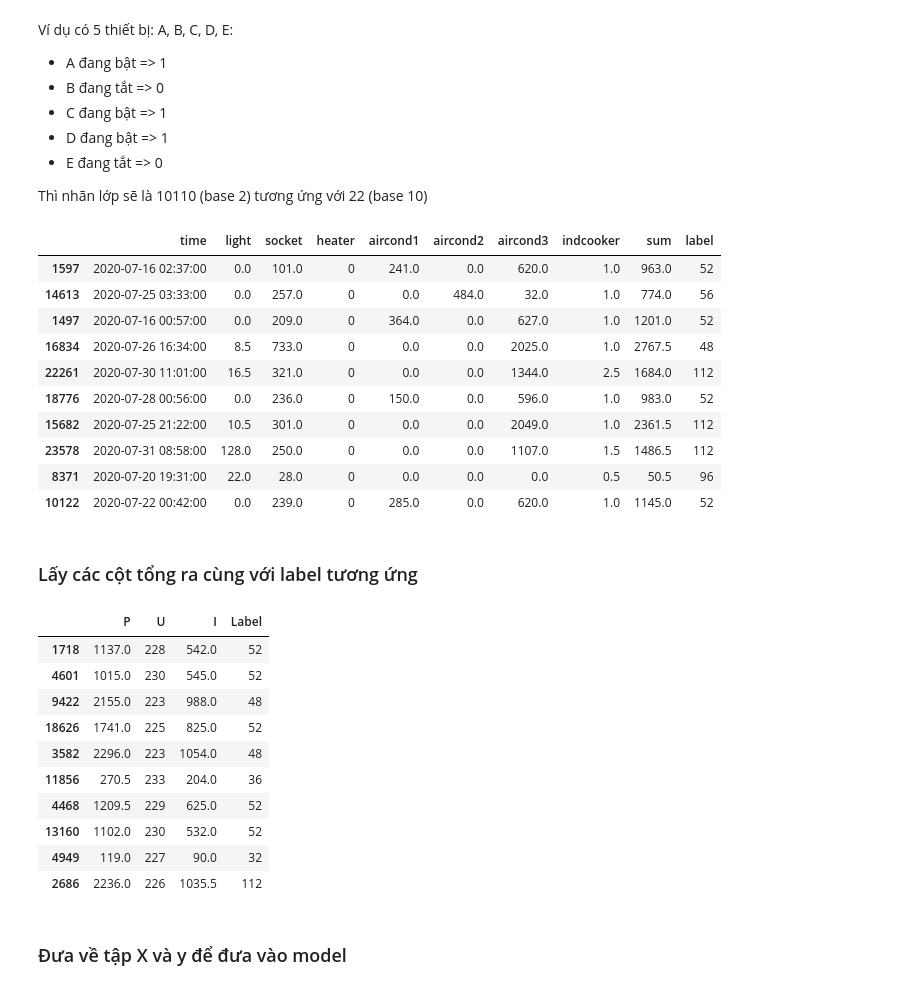
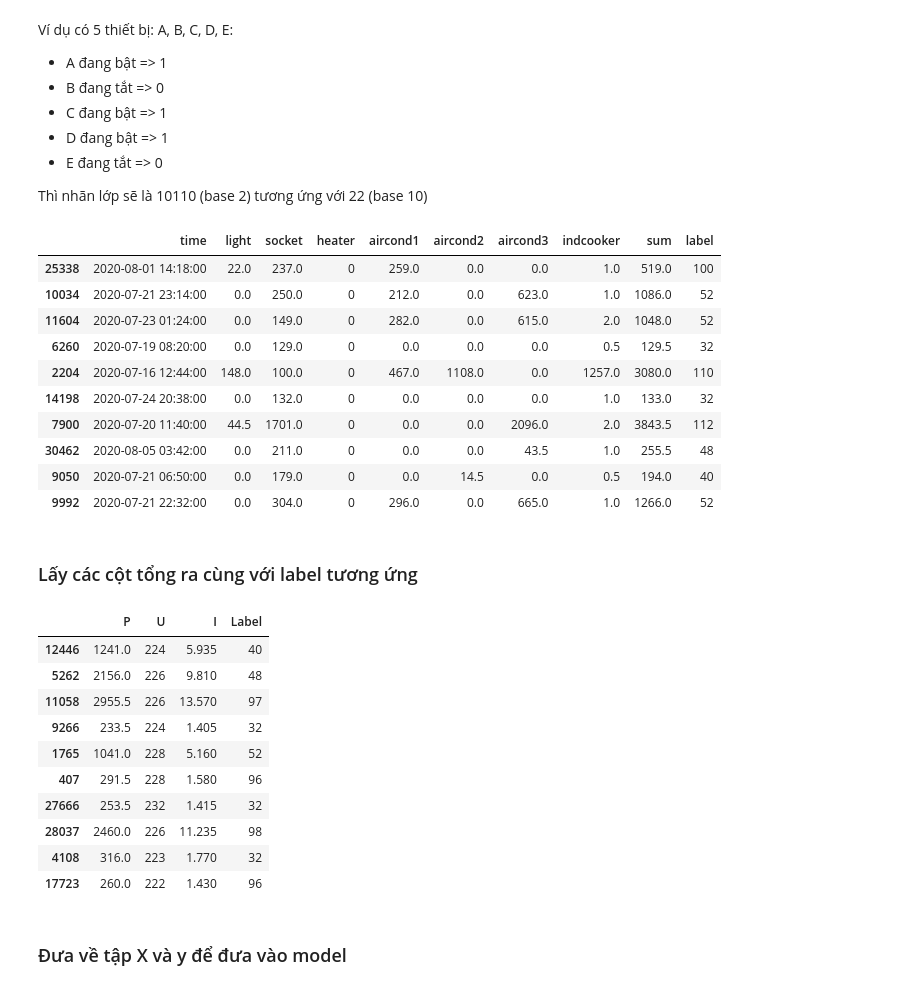
Before and after one commit to dranhclub/NILM-MLP, a Jupyter notebook: Bai bao 1.ipynb, the cells around one changed output. Saved outputs shown, nothing was run; the diff lists cells and outputs as text; code cells hidden in the pictures.

```diff
--- a/Bai bao 1.ipynb
+++ b/Bai bao 1.ipynb
@@ -96,10 +99,10 @@ i_df
 # %% [markdown]
 ### Chọn các thiết bị sẽ phân loại
 # %%
-select_device = ['heater', 'indcooker']
+# select_device = ['heater', 'indcooker']
 # select_device = ['heater', 'indcooker', 'aircond1']
 # select_device = ['heater', 'indcooker', 'aircond1', 'aircond2', 'aircond3']
-# select_device = ['heater', 'indcooker', 'aircond1', 'aircond2', 'aircond3', 'socket', 'light']
+select_device = ['heater', 'indcooker', 'aircond1', 'aircond2', 'aircond3', 'socket', 'light']
 # %% [markdown]
 ### Tính tổng P
 # %%
@@ -154,38 +157,38 @@ p_df['label'] = p_df.apply(set_label, axis=1)
 p_df.sample(10)
 # %% [output]
 |  | time | light | socket | heater | aircond1 | aircond2 | aircond3 | indcooker | sum | label |
-| 1597 | 2020-07-16 02:37:00 | 0.0 | 101.0 | 0 | 241.0 | 0.0 | 620.0 | 1.0 | 963.0 | 52 |
-| 14613 | 2020-07-25 03:33:00 | 0.0 | 257.0 | 0 | 0.0 | 484.0 | 32.0 | 1.0 | 774.0 | 56 |
-| 1497 | 2020-07-16 00:57:00 | 0.0 | 209.0 | 0 | 364.0 | 0.0 | 627.0 | 1.0 | 1201.0 | 52 |
-| 16834 | 2020-07-26 16:34:00 | 8.5 | 733.0 | 0 | 0.0 | 0.0 | 2025.0 | 1.0 | 2767.5 | 48 |
-| 22261 | 2020-07-30 11:01:00 | 16.5 | 321.0 | 0 | 0.0 | 0.0 | 1344.0 | 2.5 | 1684.0 | 112 |
-| 18776 | 2020-07-28 00:56:00 | 0.0 | 236.0 | 0 | 150.0 | 0.0 | 596.0 | 1.0 | 983.0 | 52 |
-| 15682 | 2020-07-25 21:22:00 | 10.5 | 301.0 | 0 | 0.0 | 0.0 | 2049.0 | 1.0 | 2361.5 | 112 |
-| 23578 | 2020-07-31 08:58:00 | 128.0 | 250.0 | 0 | 0.0 | 0.0 | 1107.0 | 1.5 | 1486.5 | 112 |
-| 8371 | 2020-07-20 19:31:00 | 22.0 | 28.0 | 0 | 0.0 | 0.0 | 0.0 | 0.5 | 50.5 | 96 |
-| 10122 | 2020-07-22 00:42:00 | 0.0 | 239.0 | 0 | 285.0 | 0.0 | 620.0 | 1.0 | 1145.0 | 52 |
+| 25338 | 2020-08-01 14:18:00 | 22.0 | 237.0 | 0 | 259.0 | 0.0 | 0.0 | 1.0 | 519.0 | 100 |
+| 10034 | 2020-07-21 23:14:00 | 0.0 | 250.0 | 0 | 212.0 | 0.0 | 623.0 | 1.0 | 1086.0 | 52 |
+| 11604 | 2020-07-23 01:24:00 | 0.0 | 149.0 | 0 | 282.0 | 0.0 | 615.0 | 2.0 | 1048.0 | 52 |
+| 6260 | 2020-07-19 08:20:00 | 0.0 | 129.0 | 0 | 0.0 | 0.0 | 0.0 | 0.5 | 129.5 | 32 |
+| 2204 | 2020-07-16 12:44:00 | 148.0 | 100.0 | 0 | 467.0 | 1108.0 | 0.0 | 1257.0 | 3080.0 | 110 |
+| 14198 | 2020-07-24 20:38:00 | 0.0 | 132.0 | 0 | 0.0 | 0.0 | 0.0 | 1.0 | 133.0 | 32 |
+| 7900 | 2020-07-20 11:40:00 | 44.5 | 1701.0 | 0 | 0.0 | 0.0 | 2096.0 | 2.0 | 3843.5 | 112 |
+| 30462 | 2020-08-05 03:42:00 | 0.0 | 211.0 | 0 | 0.0 | 0.0 | 43.5 | 1.0 | 255.5 | 48 |
+| 9050 | 2020-07-21 06:50:00 | 0.0 | 179.0 | 0 | 0.0 | 14.5 | 0.0 | 0.5 | 194.0 | 40 |
+| 9992 | 2020-07-21 22:32:00 | 0.0 | 304.0 | 0 | 296.0 | 0.0 | 665.0 | 1.0 | 1266.0 | 52 |
 # %% [markdown]
 ### Lấy các cột tổng ra cùng với label tương ứng
 # %%
 data = pd.DataFrame()
 data['P'] = p_df['sum']
 data['U'] = u_df['u']
-data['I'] = i_df['sum'] * 100  # Nhân 100 để I không quá nhỏ so với các đại lượng khác
+data['I'] = i_df['sum']
 data['Label'] = p_df['label']
 
 data.sample(10)
 # %% [output]
 |  | P | U | I | Label |
-| 1718 | 1137.0 | 228 | 542.0 | 52 |
-| 4601 | 1015.0 | 230 | 545.0 | 52 |
-| 9422 | 2155.0 | 223 | 988.0 | 48 |
-| 18626 | 1741.0 | 225 | 825.0 | 52 |
-| 3582 | 2296.0 | 223 | 1054.0 | 48 |
-| 11856 | 270.5 | 233 | 204.0 | 36 |
-| 4468 | 1209.5 | 229 | 625.0 | 52 |
-| 13160 | 1102.0 | 230 | 532.0 | 52 |
-| 4949 | 119.0 | 227 | 90.0 | 32 |
-| 2686 | 2236.0 | 226 | 1035.5 | 112 |
+| 12446 | 1241.0 | 224 | 5.935 | 40 |
+| 5262 | 2156.0 | 226 | 9.810 | 48 |
+| 11058 | 2955.5 | 226 | 13.570 | 97 |
+| 9266 | 233.5 | 224 | 1.405 | 32 |
+| 1765 | 1041.0 | 228 | 5.160 | 52 |
+| 407 | 291.5 | 228 | 1.580 | 96 |
+| 27666 | 253.5 | 232 | 1.415 | 32 |
+| 28037 | 2460.0 | 226 | 11.235 | 98 |
+| 4108 | 316.0 | 223 | 1.770 | 32 |
+| 17723 | 260.0 | 222 | 1.430 | 96 |
 # %% [markdown]
 ### Đưa về tập X và y để đưa vào model
 # %% [markdown]
```
Also changed, not shown: parts of 3 cells of this notebook, 8 other files.
